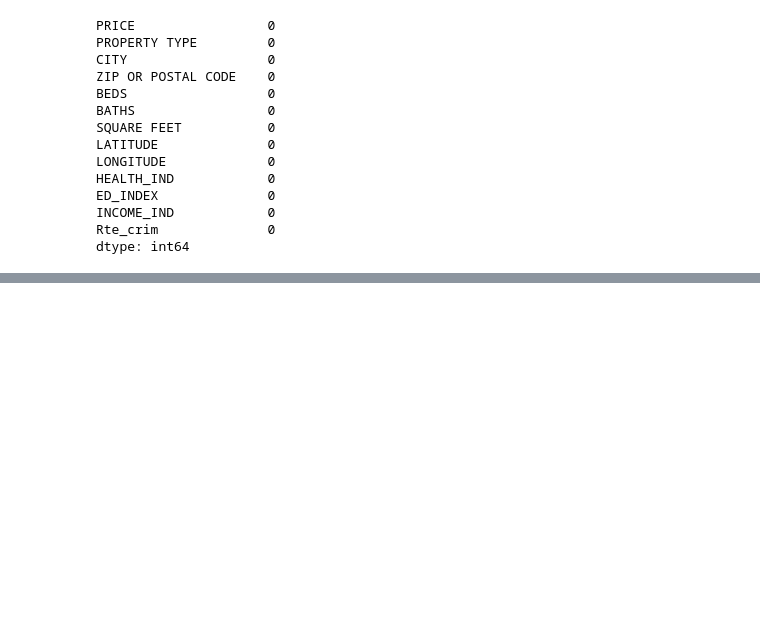
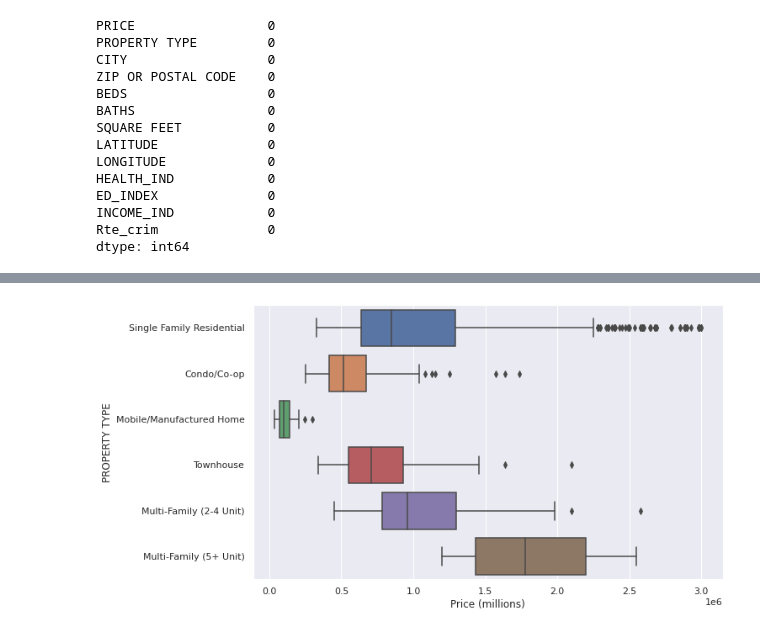
Before and after one commit to Christopher-Liu/Irvine-Property-Value-Analysis, a Jupyter notebook: analysis_la.ipynb, the cells around one changed output, grey strips where cells are left out. Saved outputs shown, nothing was run; the diff lists cells and outputs as text; code cells hidden in the pictures; blank space fills up the shorter version.

```diff
--- a/analysis_la.ipynb
+++ b/analysis_la.ipynb
@@ -474,0 +545,7 @@ df_full_merged.head()
+# %%
+f, ax = plt.subplots(figsize=(10, 6))
+
+sns.boxplot(y='PROPERTY TYPE', x='PRICE', data=df_full_merged, ax=ax)
+ax.set(xlabel = 'Price (millions)');
+# %% [output]
+[figure, added]
```
Also changed, not shown: parts of 18 cells of this notebook.
